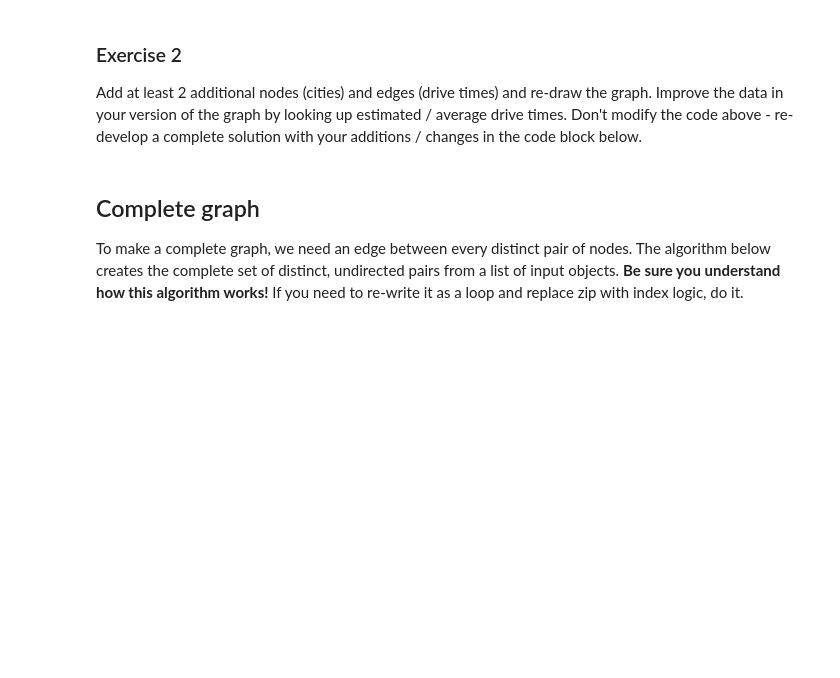
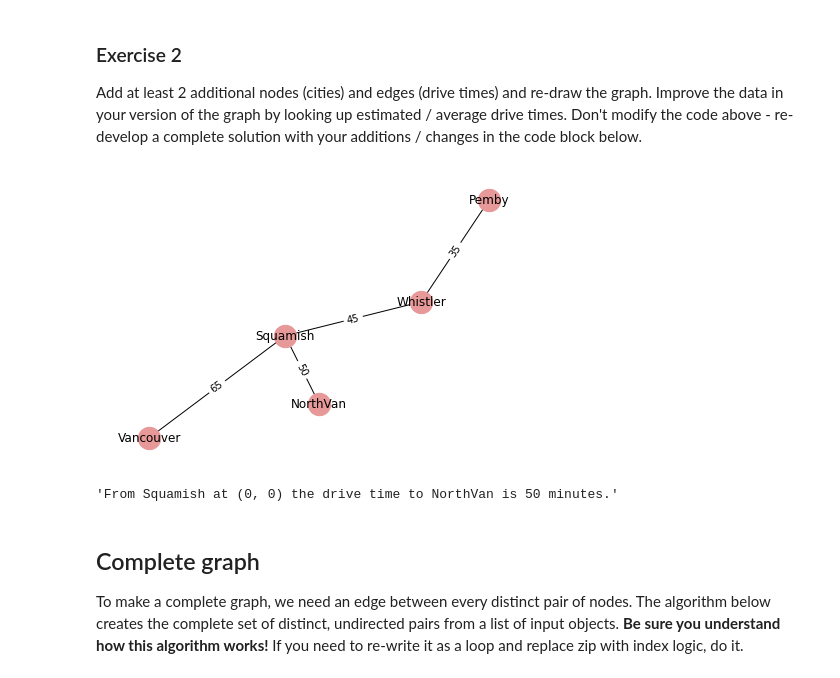
Before and after one commit to kittytiefenthal/cap-comp215, a Jupyter notebook: labs/lab04.ipynb, the cells around one changed output. Cells and saved outputs as stored; diff of their text form; code cells hidden in the pictures; blank space fills up the shorter version.

```diff
--- a/labs/lab04.ipynb
+++ b/labs/lab04.ipynb
@@ -164,3 +164,40 @@ Don't modify the code above - re-develop a complete solution with your additions
+# %%
+# Solution to Ex. 2 goes here...
+
+locations = dict(NorthVan=(1, -2),
+                 Whistler=(4, 1),
+                 Pemby=(6,4),
+                 Squamish=(0, 0),
+                 Vancouver=(-4, -3))
+
+drive_times = {('NorthVan', 'Squamish'): 50,
+               ('Squamish', 'Whistler'): 45,
+               ('Squamish', 'Vancouver'): 65,
+               ('Whistler', 'Pemby'): 35}
+
+
+cities = nx.Graph()
+cities.add_nodes_from(locations)
+cities.add_edges_from(drive_times)
+
+cities.nodes(), cities.edges()
+
+nx.draw(cities, locations,
+        node_color='#e79898',
+        node_shape='o',
+        node_size=500,
+        with_labels=True)
+
+nx.draw_networkx_edge_labels(cities, locations,
+                             edge_labels=drive_times)
+
+plt.axis('equal')
+plt.show()
+
+f"From Squamish at {locations['Squamish']} the drive time to NorthVan is {drive_times[('NorthVan','Squamish')]} minutes."
+# %% [output]
+[figure, added]
+'From Squamish at (0, 0) the drive time to NorthVan is 50 minutes.'
 # %% [markdown]
 ## Complete graph
 
```
Also changed, not shown: parts of 7 cells of this notebook.
